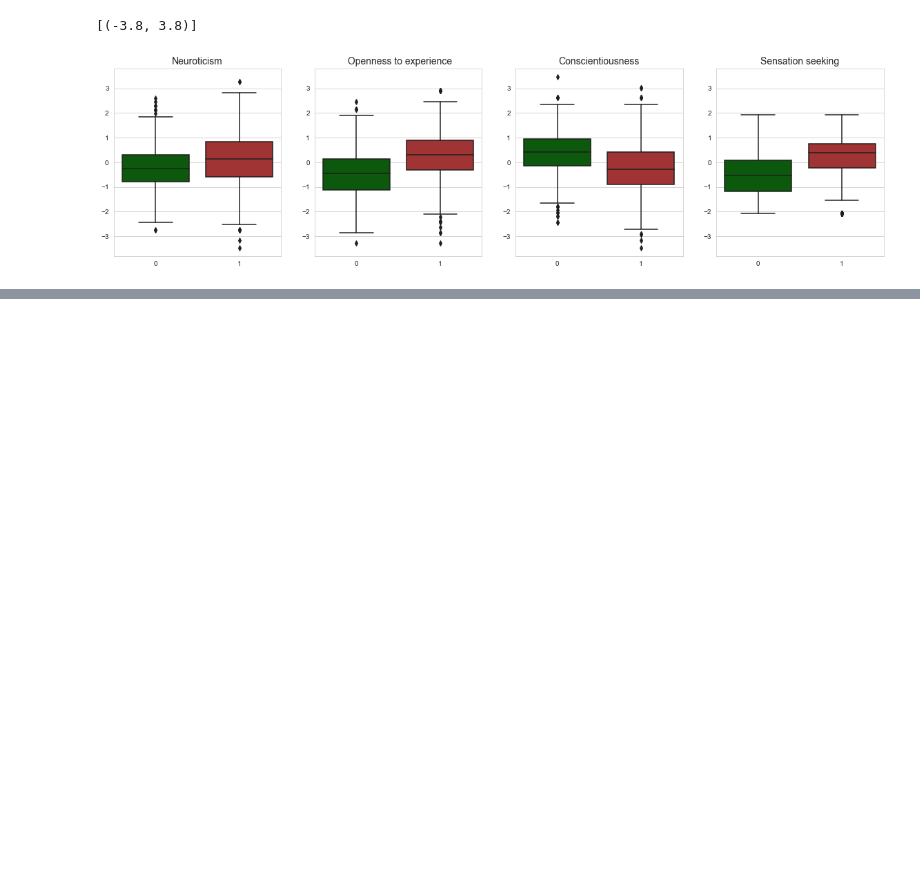
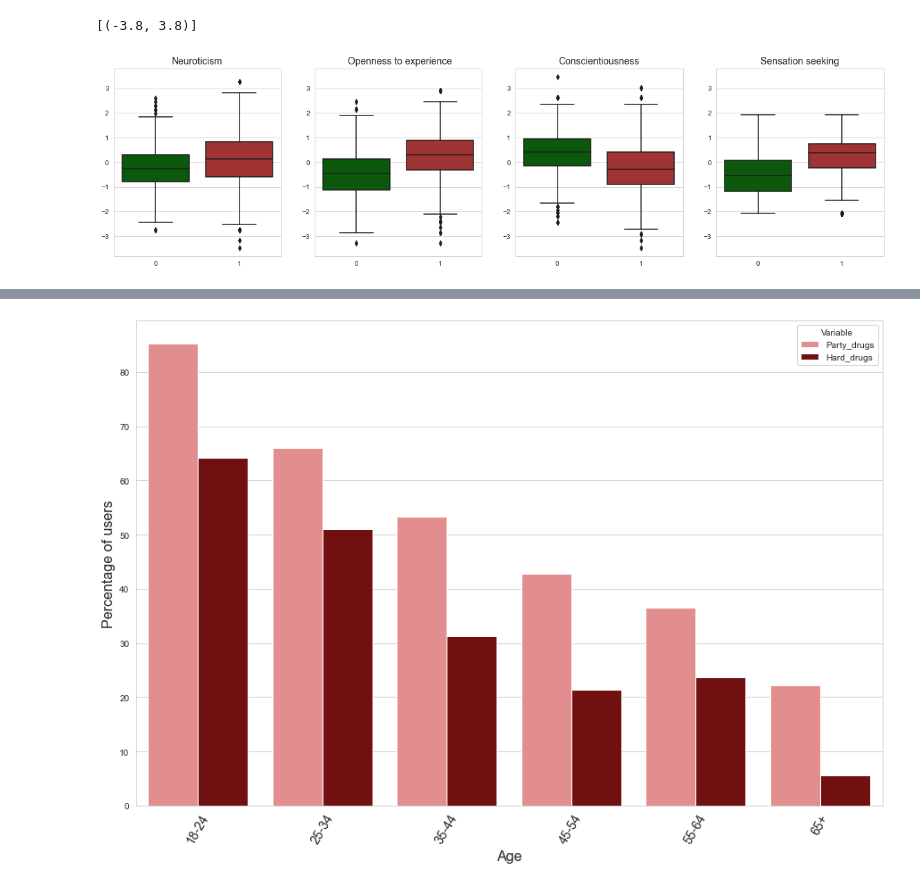
Before and after one commit to SebastianRoetten/Personality_vs_drug_use, a Jupyter notebook: EDA_Laura.ipynb, the cells around one changed output, grey strips where cells are left out. Drawn from its saved outputs; the diff is of its cells as text; code cells hidden in the pictures; blank space fills up the shorter version.

```diff
--- a/EDA_Laura.ipynb
+++ b/EDA_Laura.ipynb
@@ -637,0 +647,27 @@ Text(0, 0.5, 'Count')
+# %%
+df4 = df2[["Age_Cat", "Group2_drugs", "Group3_drugs"]].copy()
+crosstab_2 = pd.crosstab(df4["Age_Cat"],[df3["Group2_drugs"]])
+crosstab_3 = pd.crosstab(df4["Age_Cat"],[df3["Group3_drugs"]])
+age_crosstab = pd.merge(crosstab_2, crosstab_3, on=["Age_Cat"], suffixes=["group2", "group3"])
+#Make users to percenatges of total amount of people in that level of education category
+age_crosstab["1group2"]= age_crosstab["1group2"].div(age_crosstab["1group2"]+age_crosstab["0group2"]).multiply(100)
+age_crosstab["1group3"]= age_crosstab["1group3"].div(age_crosstab["1group3"]+age_crosstab["0group3"]).multiply(100)
+
+age_crosstab.drop(["0group2", "0group3"], axis=1, inplace=True)
+age_crosstab.reset_index(level=0, inplace=True)
+
+age_crosstab.rename(columns={"1group2": "Party_drugs", "1group3": "Hard_drugs"}, inplace=True)
+# %%
+tidy_age = age_crosstab.melt(id_vars='Age_Cat').rename(columns=str.title)
+# %%
+age_order = ["18-24", "25-34", "35-44", '45-54', "55-64",'65+']
+
+fig, ax1 = plt.subplots(figsize=(15, 10))
+sns.set_palette(custom_palette_2_3)
+
+g = sns.barplot(x='Age_Cat', y="Value", hue='Variable', data=tidy_age);
+g.set_xticklabels(age_order, rotation=60, size = 14)
+g.set_xlabel("Age",size=16)
+g.set_ylabel("Percentage of users",size=16);
+# %% [output]
+[figure, added]
```
Also changed, not shown: parts of 7 cells of this notebook.
